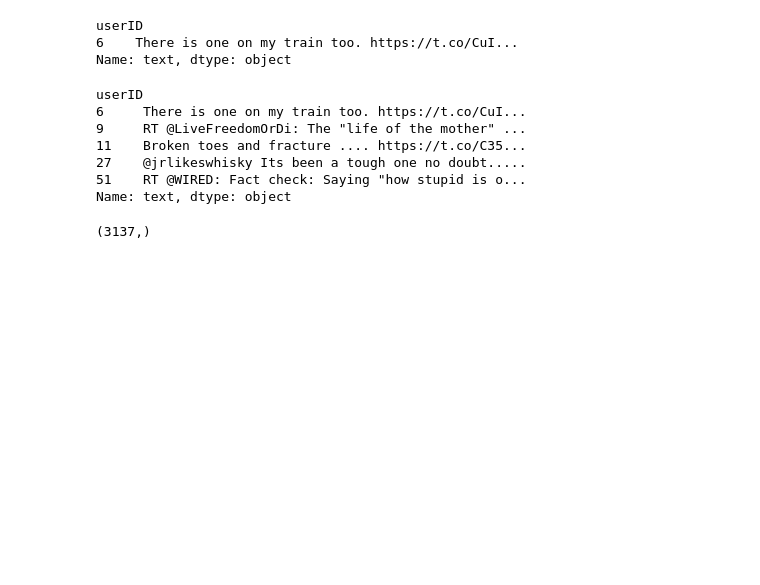
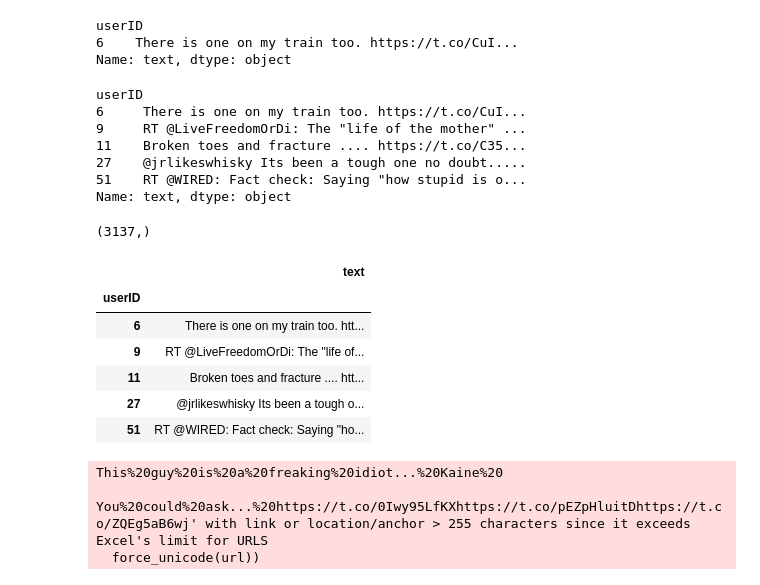
Before and after one commit to carriegardner428/2016-Election-Project, a Jupyter notebook: Preprocess.ipynb, the cells around one changed output. Drawn from its saved outputs; the diff is of its cells as text; code cells hidden in the pictures; blank space fills up the shorter version.

```diff
--- a/Preprocess.ipynb
+++ b/Preprocess.ipynb
@@ -373,3 +373,22 @@ tweets_by_user.shape
 # %%
 output_file = "tweets_by_user.csv"
 tweets_by_user.to_csv(output_file, header="'userID', 'text'")
+# %%
+df2 = tweets_by_user.to_frame()
+df2.head(5)
+# %% [output]
+|  | text |
+| userID |  |
+| 6 | There is one on my train too. htt... |
+| 9 | RT @LiveFreedomOrDi: The "life of... |
+| 11 | Broken toes and fracture .... htt... |
+| 27 | @jrlikeswhisky Its been a tough o... |
+| 51 | RT @WIRED: Fact check: Saying "ho... |
+# %%
+output_file = "tweets_by_user_excel.xlsx"
+df2.to_excel(output_file, header="'userID', 'text'")
+# %% [output]
+This%20guy%20is%20a%20freaking%20idiot...%20Kaine%20
+
+You%20could%20ask...%20https://t.co/0Iwy95LfKXhttps://t.co/pEZpHluitDhttps://t.co/ZQEg5aB6wj' with link or location/anchor > 255 characters since it exceeds Excel's limit for URLS
+  force_unicode(url))
```
Also changed, not shown: 7 other files.
